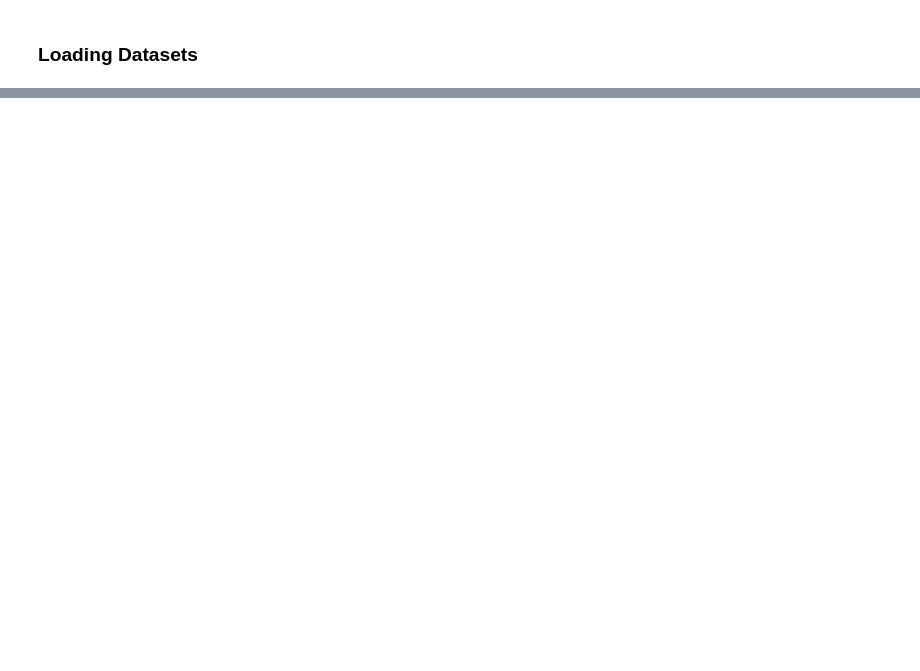
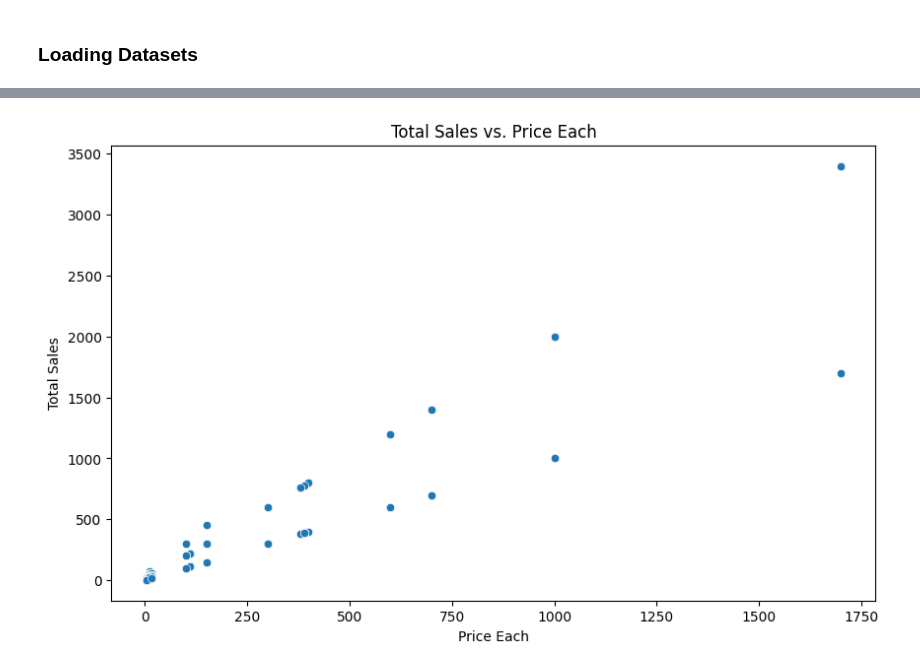
Before and after one commit to Josiegithub/Capstone-Project-Sales-Analysis, a Jupyter notebook: Sales Analysis Project.ipynb, the cells around one changed output, grey strips where cells are left out. Cells and saved outputs as stored; diff of their text form; code cells hidden in the pictures; blank space fills up the shorter version.

```diff
--- a/Sales Analysis Project.ipynb
+++ b/Sales Analysis Project.ipynb
@@ -41,0 +664,10 @@ DRIVER={SQL Server};SERVER=None;DATABASE=None;UID=None;PWD=None
+# %%
+# 2. Total Sales vs. Price Each
+plt.figure(figsize=(10, 6))
+sns.scatterplot(x='Price Each', y='Total Sales', data=Merged_df1_cleaned)
+plt.title('Total Sales vs. Price Each')
+plt.xlabel('Price Each')
+plt.ylabel('Total Sales')
+plt.show()
+# %% [output]
+[figure, added]
```
Also changed, not shown: parts of 69 cells of this notebook, 3 other files.
